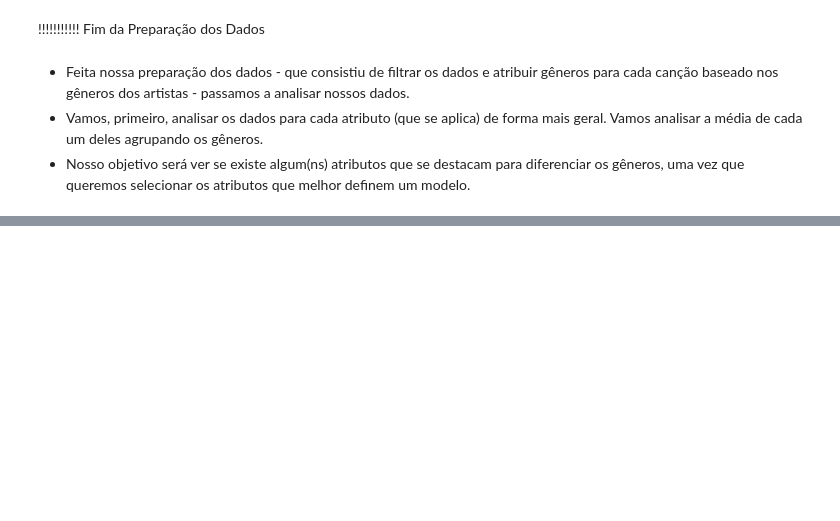
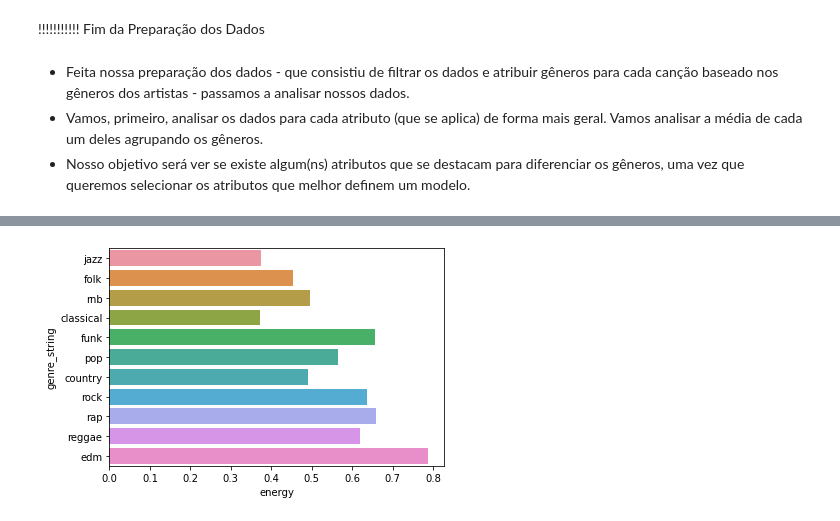
Before and after one commit to lucasleone21/Analyzing-Spotify-tracks, a Jupyter notebook: Analyzing Spotify tracks.ipynb, the cells around one changed output, grey strips where cells are left out. Saved outputs shown, nothing was run; the diff lists cells and outputs as text; code cells hidden in the pictures; blank space fills up the shorter version.

```diff
--- a/Analyzing Spotify tracks.ipynb
+++ b/Analyzing Spotify tracks.ipynb
@@ -192,0 +218,5 @@ training_tracks.head(11)
+# %%
+# Normalizando atributos não normalizados
+training_tracks["tempo_norm"] = ((training_tracks["tempo"] - training_tracks["tempo"].mean())/training_tracks["tempo"].std(ddof=1))
+training_tracks["duration_ms_norm"] = ((training_tracks["duration_ms"] - training_tracks["duration_ms"].mean())/training_tracks["duration_ms"].std(ddof=1))
+training_tracks["loudness_norm"] = ((training_tracks["loudness"] - training_tracks["loudness"].mean())/training_tracks["loudness"].std(ddof=1))
@@ -192,0 +239,8 @@ training_tracks.head(11)
+# %%
+def to_plot(df,colum):
+    sns.barplot(x=df[colum],ci=None,y ='genre_string',data=df)
+    plt.xlabel(colum)
+# %%
+to_plot(training_tracks,"energy")
+# %% [output]
+[figure, added]
```
Also changed, not shown: parts of 13 cells of this notebook.
